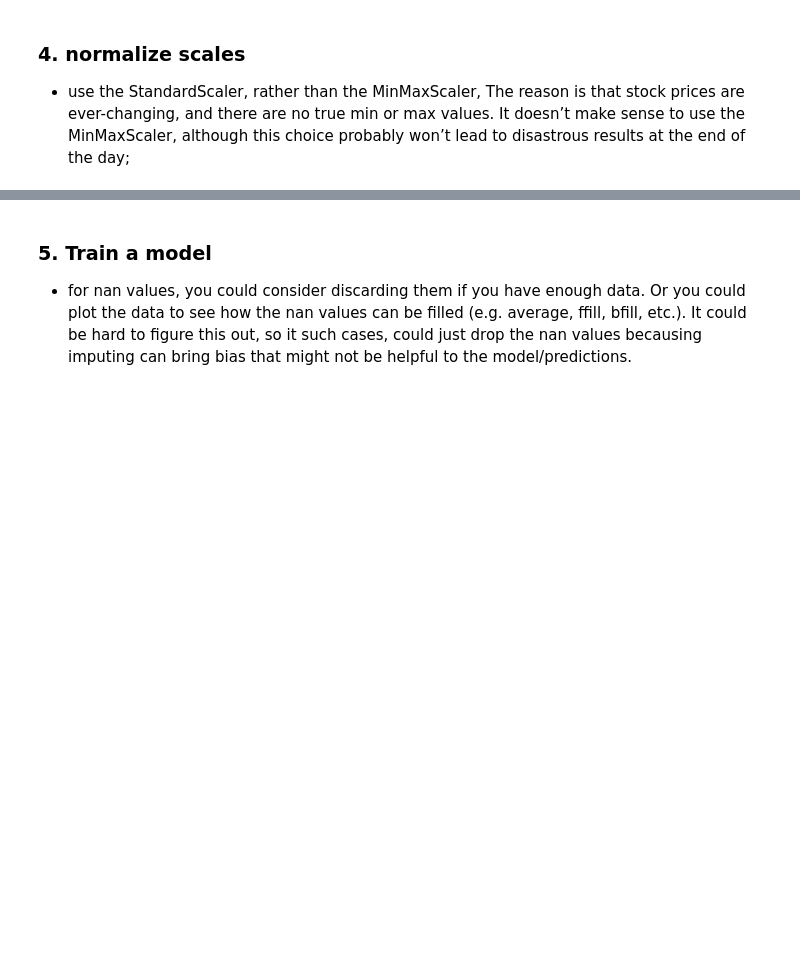
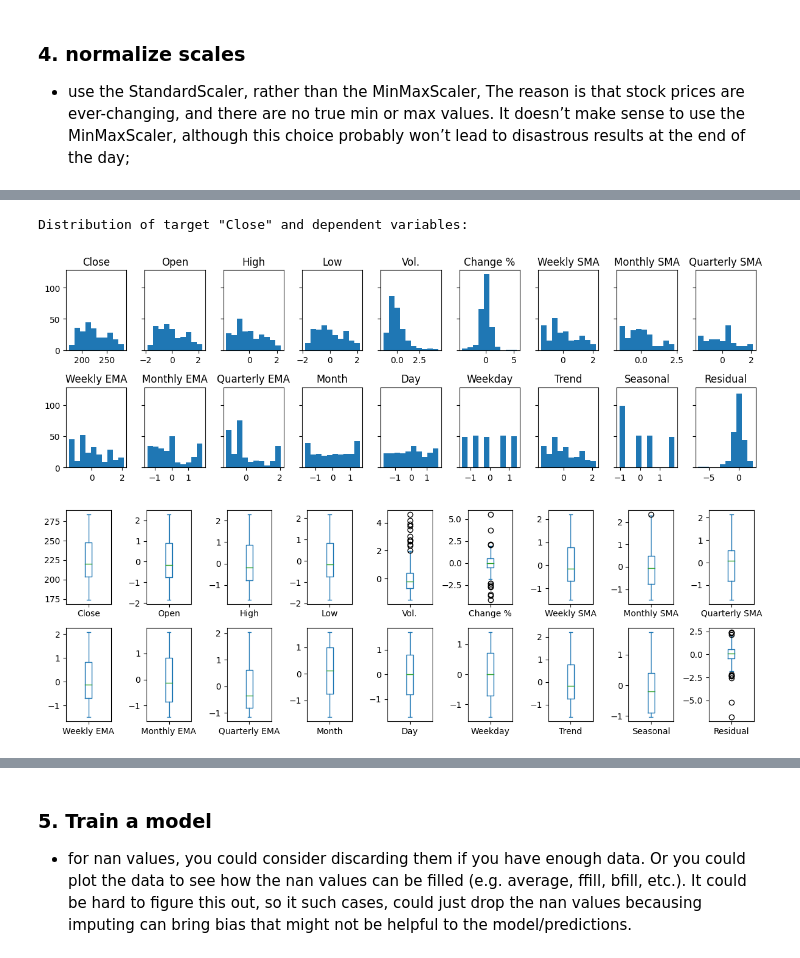
Before and after one commit to henryhyunwookim/ValueInvestor, a Jupyter notebook: ValueInvestor.ipynb, the cells around one changed output, grey strips where cells are left out. Saved outputs shown, nothing was run; the diff lists cells and outputs as text; code cells hidden in the pictures; blank space fills up the shorter version.

```diff
--- a/ValueInvestor.ipynb
+++ b/ValueInvestor.ipynb
@@ -189,0 +200,9 @@ normalized_train_df_1
+# %%
+plot_histograms(data=normalized_train_df_1,
+                target="Close", target_figsize=(2,2),
+                dependent_layout=(2,9), dependent_figsize=(12, 4),
+                include_boxplots=True)
+# %% [output]
+Distribution of target "Close" and dependent variables:
+[figure, added]
+[figure, added]
```
Also changed, not shown: parts of 26 cells of this notebook, 3 other files.
